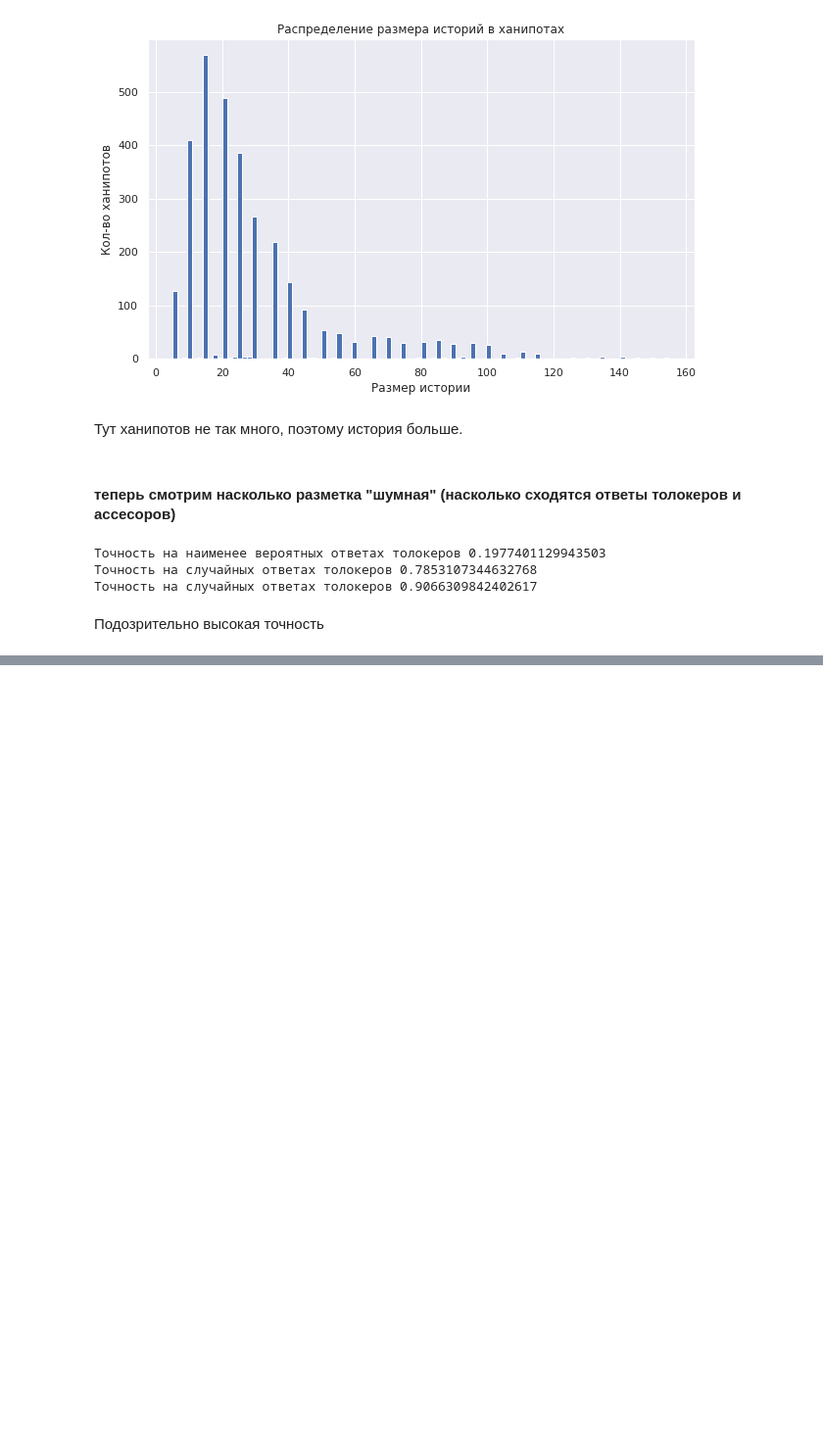
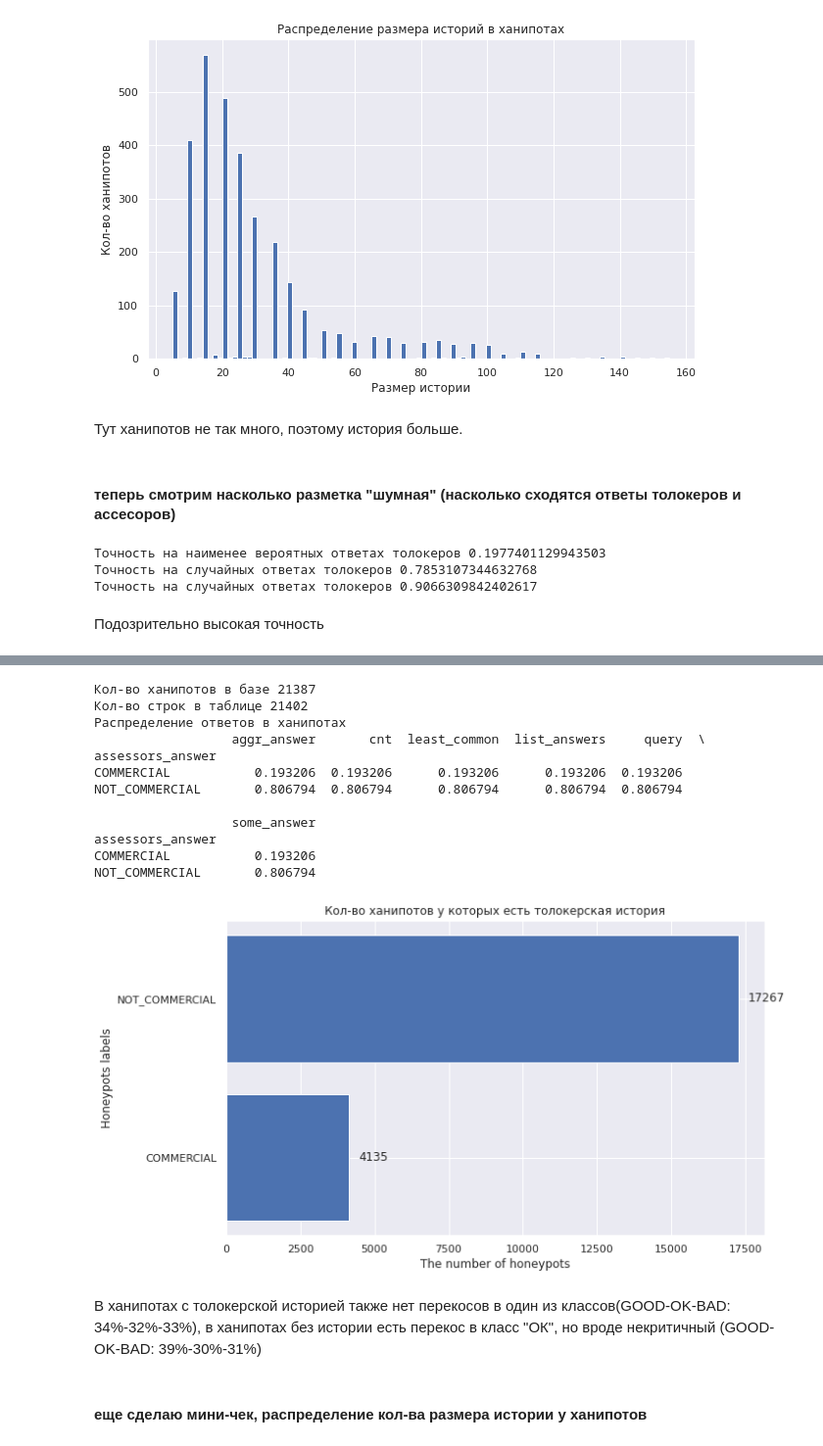
Before and after one commit to serzaraisk/noisy_labels, a Jupyter notebook: 1. Анализ датасетов.ipynb, the cells around one changed output, grey strips where cells are left out. Shown at 98% size. Drawn from its saved outputs; the diff is of its cells as text; code cells hidden in the pictures; blank space fills up the shorter version.

```diff
--- a/1. Анализ датасетов.ipynb
+++ b/1. Анализ датасетов.ipynb
@@ -397,0 +564,33 @@ print('Точность на случайных ответах толокеро
+# %%
+sns.set(rc={'figure.figsize':(10,6)})
+def query_info(df, title, column):
+    print('Кол-во ханипотов в базе', len(df['query'].unique()))
+    print('Кол-во строк в таблице', len(df['query']))
+    print('Распределение ответов в ханипотах')
+    hbars = df.groupby(column).count().reset_index()
+    print(df.groupby(column).count()/df.groupby(column).count().sum())
+    fig, ax = plt.subplots()
+    ax.barh(hbars['assessors_answer'], hbars['query'])
+    add_annotations('The number of honeypots', 'Honeypots labels', title, False)
+    ax.bar_label(ax.containers[0], padding=10)
+# %%
+query_info(text_class_2, 'Кол-во ханипотов у которых есть толокерская история', 'assessors_answer')
+# %% [output]
+Кол-во ханипотов в базе 21387
+Кол-во строк в таблице 21402
+Распределение ответов в ханипотах
+                  aggr_answer       cnt  least_common  list_answers     query  \
+assessors_answer
+COMMERCIAL           0.193206  0.193206      0.193206      0.193206  0.193206
+NOT_COMMERCIAL       0.806794  0.806794      0.806794      0.806794  0.806794
+
+                  some_answer
+assessors_answer
+COMMERCIAL           0.193206
+NOT_COMMERCIAL       0.806794
+[figure, added]
+# %% [markdown]
+В ханипотах с толокерской историей также нет перекосов в один из классов(GOOD-OK-BAD: 34%-32%-33%),
+в ханипотах без истории есть перекос в класс "ОК", но вроде некритичный (GOOD-OK-BAD: 39%-30%-31%)
+# %% [markdown]
+#### еще сделаю мини-чек, распределение кол-ва размера истории у ханипотов
```
Also changed, not shown: parts of 43 cells of this notebook, 21 other files.
